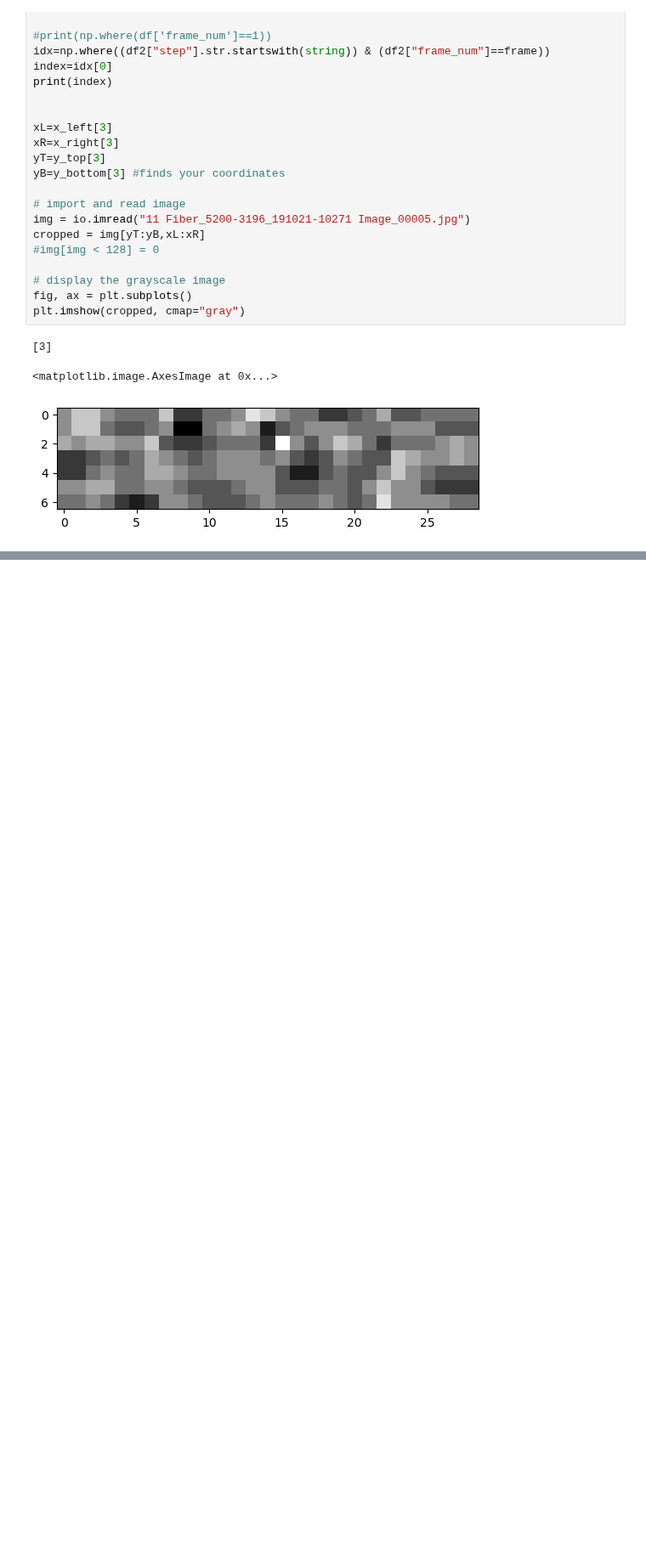
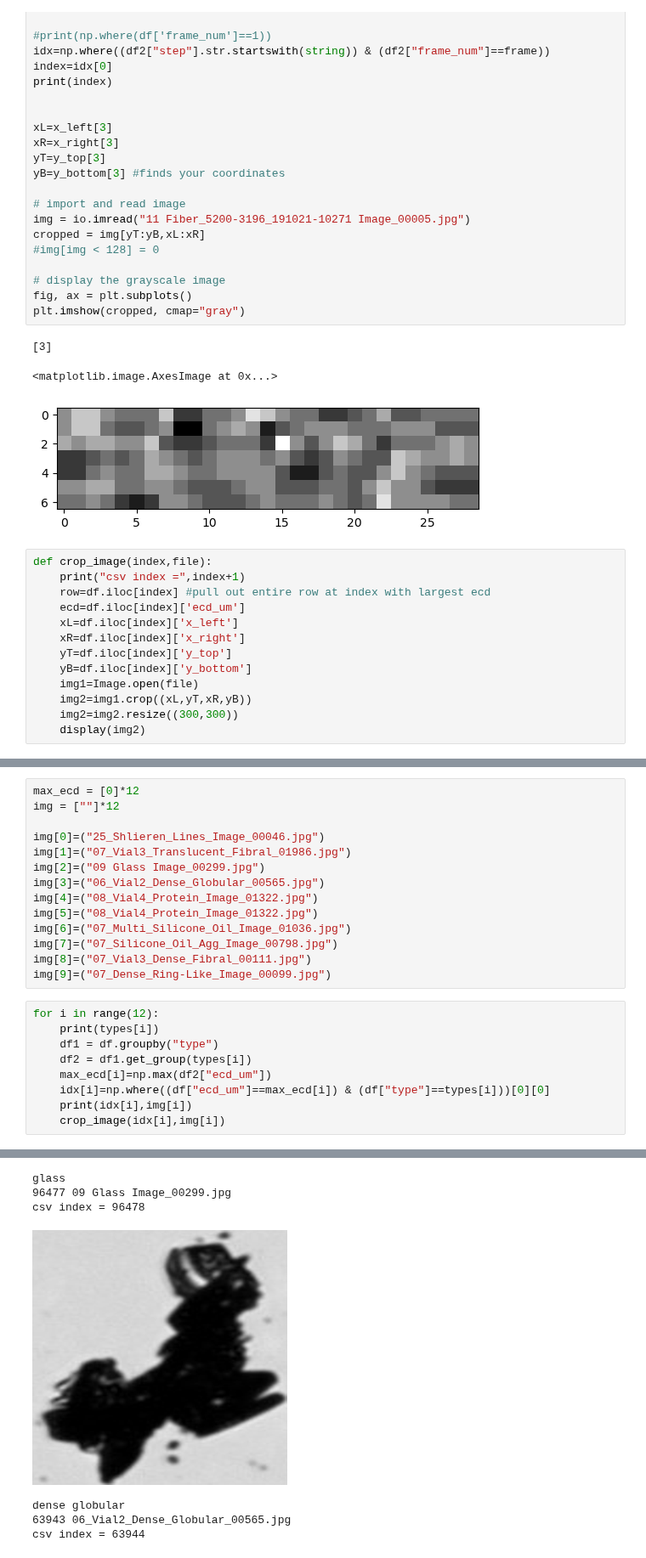
Before and after one commit to Scottholman33/KBI, a Jupyter notebook: KBI_Python_Start.ipynb, the cells around one changed output, grey strips where cells are left out. Shown at 85% size. Drawn from its saved outputs; the diff is of its cells as text; blank space fills up the shorter version.

```diff
--- a/KBI_Python_Start.ipynb
+++ b/KBI_Python_Start.ipynb
@@ -334,3 +334,16 @@ plt.imshow(cropped, cmap="gray")
 [3]
 <matplotlib.image.AxesImage at 0x...>
 [figure]
+# %%
+def crop_image(index,file):
+    print("csv index =",index+1)
+    row=df.iloc[index] #pull out entire row at index with largest ecd
+    ecd=df.iloc[index]['ecd_um']
+    xL=df.iloc[index]['x_left']
+    xR=df.iloc[index]['x_right']
+    yT=df.iloc[index]['y_top']
+    yB=df.iloc[index]['y_bottom']
+    img1=Image.open(file)
+    img2=img1.crop((xL,yT,xR,yB))
+    img2=img2.resize((300,300))
+    display(img2)
@@ -336,0 +392,24 @@ plt.imshow(cropped, cmap="gray")
+# %%
+max_ecd = [0]*12
+img = [""]*12
+
+img[0]=("25_Shlieren_Lines_Image_00046.jpg")
+img[1]=("07_Vial3_Translucent_Fibral_01986.jpg")
+img[2]=("09 Glass Image_00299.jpg")
+img[3]=("06_Vial2_Dense_Globular_00565.jpg")
+img[4]=("08_Vial4_Protein_Image_01322.jpg")
+img[5]=("08_Vial4_Protein_Image_01322.jpg")
+img[6]=("07_Multi_Silicone_Oil_Image_01036.jpg")
+img[7]=("07_Silicone_Oil_Agg_Image_00798.jpg")
+img[8]=("07_Vial3_Dense_Fibral_00111.jpg")
+img[9]=("07_Dense_Ring-Like_Image_00099.jpg")
+# %%
+for i in range(12):
+    print(types[i])
+    df1 = df.groupby("type")
+    df2 = df1.get_group(types[i])
+    max_ecd[i]=np.max(df2["ecd_um"])
+    idx[i]=np.where((df["ecd_um"]==max_ecd[i]) & (df["type"]==types[i]))[0][0]
+    print(idx[i],img[i])
+    crop_image(idx[i],img[i])
+# %% [output]
@@ -336,0 +424,7 @@ plt.imshow(cropped, cmap="gray")
+glass
+96477 09 Glass Image_00299.jpg
+csv index = 96478
+[figure, added]
+dense globular
+63943 06_Vial2_Dense_Globular_00565.jpg
+csv index = 63944
```
Also changed, not shown: parts of 17 cells of this notebook.
